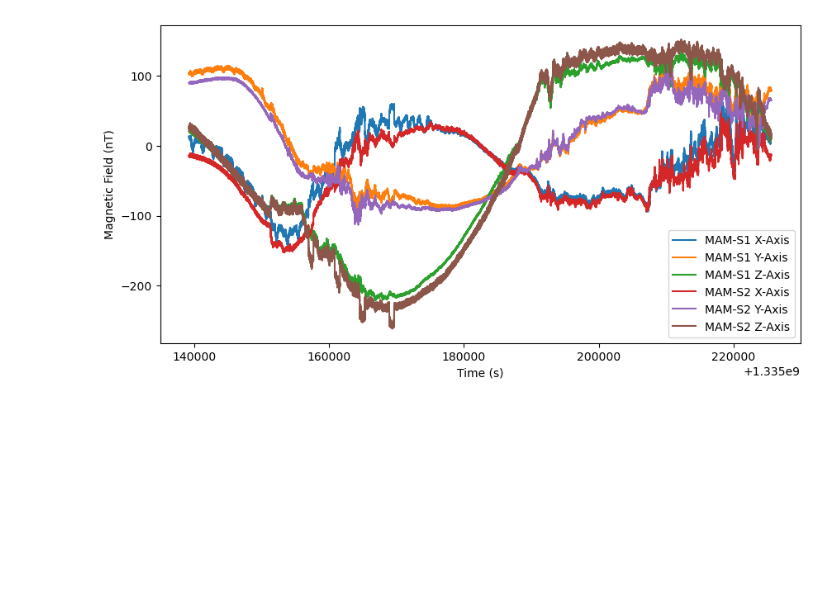
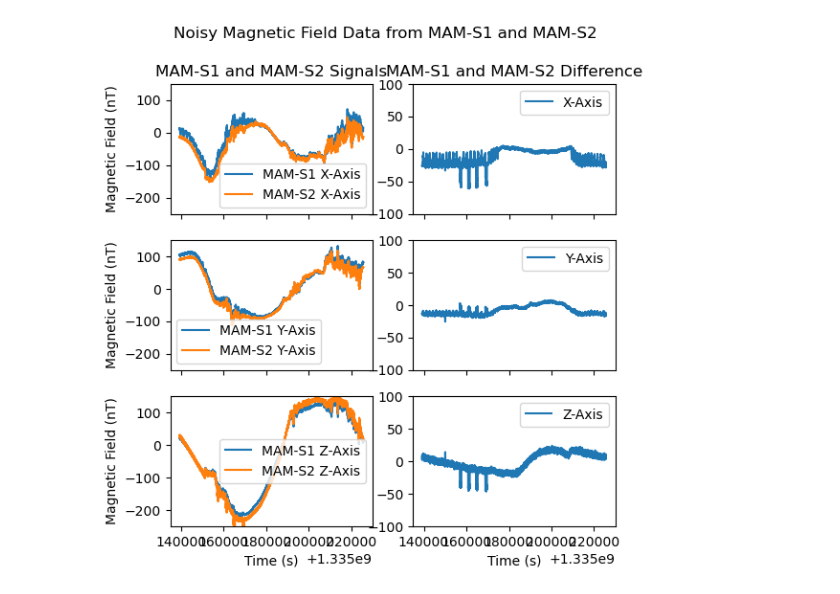
Before and after one commit to aphoffmann/MAGPRIME, a Jupyter notebook: tutorial.ipynb, the cells around one changed output. Cells and saved outputs as stored; diff of their text form; code cells hidden in the pictures; blank space fills up the shorter version.

```diff
--- a/tutorial.ipynb
+++ b/tutorial.ipynb
@@ -10,28 +35,60 @@ import datetime
 # %%
-# https://sees.tksc.jaxa.jp/fw/dfw/SEES/English/Papers/data/2020/peer_reviewed/01/2020_reviewed_01.shtml
+"Import the necessary modules"
+import numpy as np
+import matplotlib.pyplot as plt
 
+"Import the magnetometer data from the file"
 qzs_1 = np.loadtxt(r"examples\SPACE_DATA\michibiki.dat", dtype=np.float, usecols=(0,4,5,6,7,8,9))
 B_qzs = qzs_1.T
 
-# Subtract offsets
+"Subtract the bias from the magnetometer data"
 B_qzs[1] -= 60 # MAM-S1 X-Axis
 B_qzs[2] -= 410 # MAM-S1 Y-Axis
 B_qzs[3] -= -202 # MAM-S1 Z-Axis
 B_qzs[4] -= -528 # MAM-S2 X-Axis
 B_qzs[5] -= -200 # MAM-S2 Y-Axis
 B_qzs[6] -= 478 # MAM-S2 Z-Axis
 
-# Plot the data
-plt.figure(figsize=(10, 5))
-plt.plot(B_qzs[0], B_qzs[1], label="MAM-S1 X-Axis")
-plt.plot(B_qzs[0], B_qzs[2], label="MAM-S1 Y-Axis")
-plt.plot(B_qzs[0], B_qzs[3], label="MAM-S1 Z-Axis")
-plt.plot(B_qzs[0], B_qzs[4], label="MAM-S2 X-Axis")
-plt.plot(B_qzs[0], B_qzs[5], label="MAM-S2 Y-Axis")
-plt.plot(B_qzs[0], B_qzs[6], label="MAM-S2 Z-Axis")
-plt.xlabel("Time (s)")
-plt.ylabel("Magnetic Field (nT)")
-plt.legend()
+"Decimate the data to 0.1 Hz because UBSS and MSSA are slow methods and it will take a long time to run on 86,400 data points"
+B_qzs = B_qzs[:,::10]
+
+"Create a 3 x 2-panel plot of MAM-S1 and MAM-S2 data with overlapping magnetometers in the same panel"
+fig, axs = plt.subplots(3, 2, figsize=(6, 6), sharex=True)
+fig.suptitle("Noisy Magnetic Field Data from MAM-S1 and MAM-S2")
+axs[0,0].set_title("MAM-S1 and MAM-S2 Signals")
+axs[0,0].plot(B_qzs[0], B_qzs[1], label="MAM-S1 X-Axis")
+axs[0,0].plot(B_qzs[0], B_qzs[4], label="MAM-S2 X-Axis")
+axs[0,0].set_ylabel("Magnetic Field (nT)")
+axs[0,0].set_ylim(-250, 150)
+axs[0,0].legend()
+
+axs[1,0].plot(B_qzs[0], B_qzs[2], label="MAM-S1 Y-Axis")
+axs[1,0].plot(B_qzs[0], B_qzs[5], label="MAM-S2 Y-Axis")
+axs[1,0].set_ylabel("Magnetic Field (nT)")
+axs[1,0].set_ylim(-250, 150)
+axs[1,0].legend()
+
+axs[2,0].plot(B_qzs[0], B_qzs[3], label="MAM-S1 Z-Axis")
+axs[2,0].plot(B_qzs[0], B_qzs[6], label="MAM-S2 Z-Axis")
+axs[2,0].set_xlabel("Time (s)")
+axs[2,0].set_ylabel("Magnetic Field (nT)")
+axs[2,0].set_ylim(-250, 150)
+axs[2,0].legend()
+
+axs[0,1].set_title("MAM-S1 and MAM-S2 Difference")
+axs[0,1].plot(B_qzs[0], B_qzs[4]-B_qzs[1], label="X-Axis")
+axs[0,1].legend()
+axs[0,1].set_ylim(-100, 100)
+
+axs[1,1].plot(B_qzs[0], B_qzs[5]-B_qzs[2], label="Y-Axis")
+axs[1,1].legend()
+axs[1,1].set_ylim(-100, 100)
+
+axs[2,1].plot(B_qzs[0], B_qzs[6]-B_qzs[3], label="Z-Axis")
+axs[2,1].set_ylim(-100, 100)
+axs[2,1].set_xlabel("Time (s)")
+axs[2,1].legend()
+
 plt.show()
 # %% [output]
-[figure, old version]
+[figure, new version]
```
Also changed, not shown: parts of 20 cells of this notebook, 1 other file.
